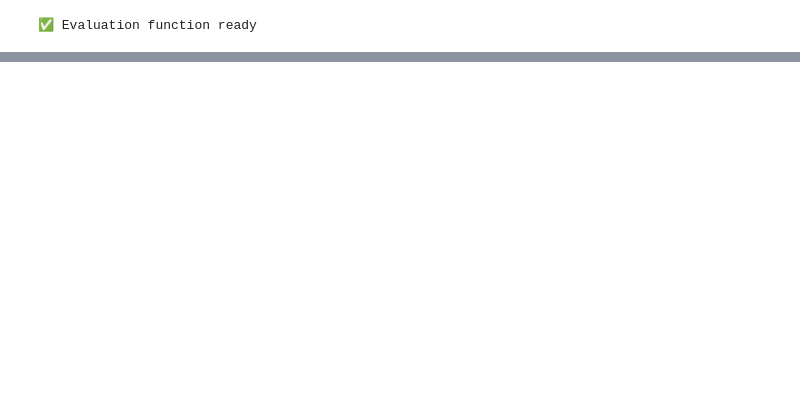
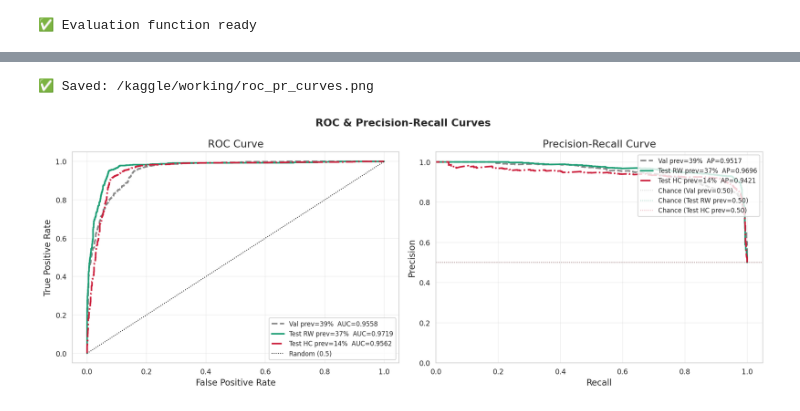
Before and after one commit to dulhara79/R26-DS-012, a Jupyter notebook: Anxiety_Detection_TC_WPN/notebooks/model_health_diagnostic.ipynb, the cells around one changed output, grey strips where cells are left out. Cells and saved outputs as stored; diff of their text form; code cells hidden in the pictures; blank space fills up the shorter version.

```diff
--- a/Anxiety_Detection_TC_WPN/notebooks/model_health_diagnostic.ipynb
+++ b/Anxiety_Detection_TC_WPN/notebooks/model_health_diagnostic.ipynb
@@ -671,0 +995,70 @@ Done.
+# %%
+# =============================================================================
+# CELL 15 — ROC Curves & Precision-Recall Curves for All Test Splits
+# These are the publication-quality diagnostic curves.
+# =============================================================================
+
+test_splits = {n: results[n] for n in ["Val", "Test RW", "Test HC"] if n in results}
+
+if len(test_splits) < 2:
+    print("⚠  Need at least Val + one test split. Skipping curves.")
+else:
+    colors = {"Val": "#888888", "Test RW": "#1D9E75", "Test HC": "#CC1F3C"}
+    styles = {"Val": "--",      "Test RW": "-",       "Test HC": "-."}
+
+    fig, (ax1, ax2) = plt.subplots(1, 2, figsize=(13, 5))
+    fig.suptitle("ROC & Precision-Recall Curves",
+                 fontsize=13, fontweight="bold")
+
+    for name, m in test_splits.items():
+        p, t = m["probs"], m["targets"]
+        if len(np.unique(t)) < 2 or len(p) == 0:
+            continue
+        c = colors.get(name, "#444444")
+        s = styles.get(name, "-")
+        ds = splits.get(name)
+        prev_str = f" prev={100*ds.prevalence:.0f}%" if ds else ""
+
+        # ROC
+        fpr, tpr, _ = roc_curve(t, p)
+        ax1.plot(fpr, tpr, color=c, linestyle=s, linewidth=2,
+                 label=f"{name}{prev_str}  AUC={m['auroc']:.4f}")
+
+        # PR
+        prec, rec, _ = precision_recall_curve(t, p)
+        ax2.plot(rec, prec, color=c, linestyle=s, linewidth=2,
+                 label=f"{name}{prev_str}  AP={m['pr_auc']:.4f}")
+
+    # Random baseline on ROC
+    ax1.plot([0, 1], [0, 1], "k:", linewidth=1, label="Random (0.5)")
+    ax1.set_title("ROC Curve")
+    ax1.set_xlabel("False Positive Rate")
+    ax1.set_ylabel("True Positive Rate")
+    ax1.legend(loc="lower right", fontsize=8)
+    ax1.grid(True, alpha=0.3)
+
+    # Prevalence baselines on PR
+    for name, m in test_splits.items():
+        t = m["targets"]
+        if len(t) == 0: continue
+        prev = t.mean()
+        ax2.axhline(y=prev, color=colors.get(name, "#444"), linestyle=":",
+                    linewidth=0.8, alpha=0.5,
+                    label=f"Chance ({name} prev={prev:.2f})")
+
+    ax2.set_title("Precision-Recall Curve")
+    ax2.set_xlabel("Recall")
+    ax2.set_ylabel("Precision")
+    ax2.legend(loc="upper right", fontsize=8)
+    ax2.set_xlim(0, 1.05)
+    ax2.set_ylim(0, 1.05)
+    ax2.grid(True, alpha=0.3)
+
+    plt.tight_layout()
+    out = f"{OUTPUT_DIR}/roc_pr_curves.png"
+    plt.savefig(out, dpi=300, bbox_inches="tight")
+    print(f"✅ Saved: {out}")
+    plt.show()
+# %% [output]
+✅ Saved: /kaggle/working/roc_pr_curves.png
+[figure, added]
```
Also changed, not shown: parts of 30 cells of this notebook.
